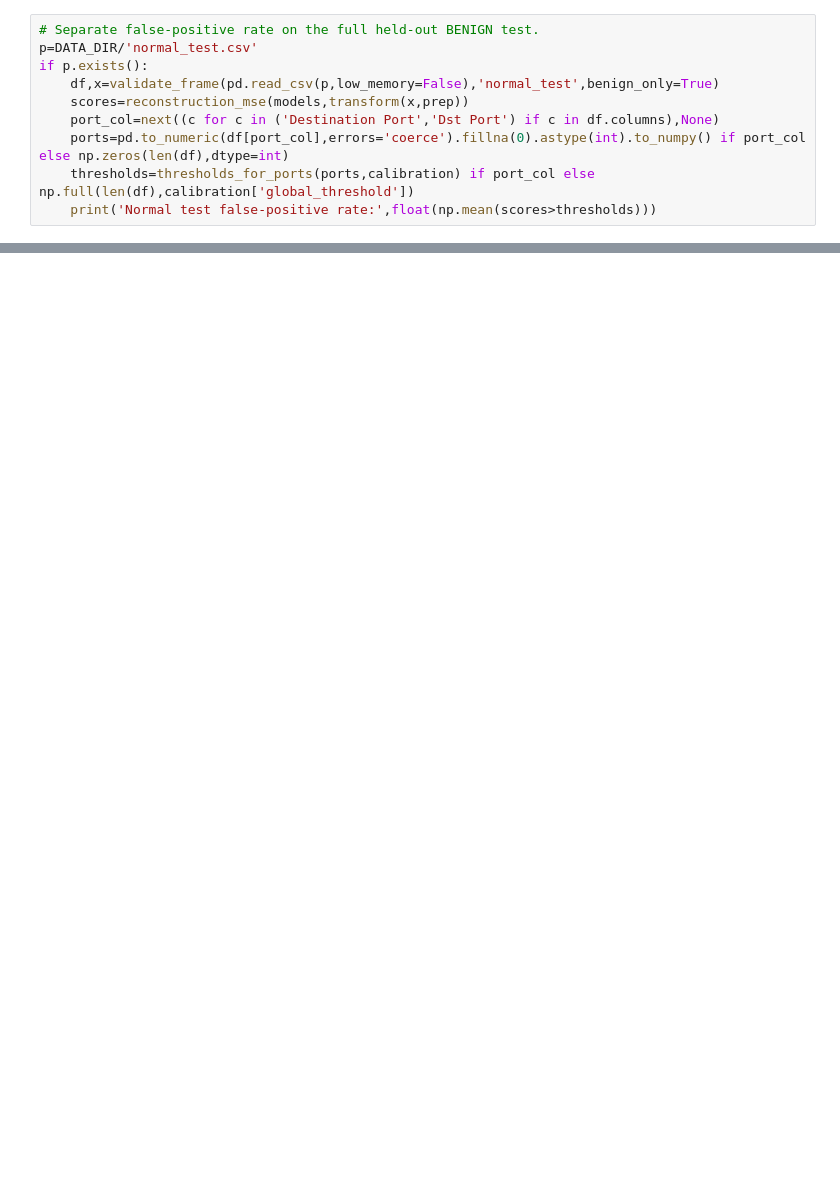
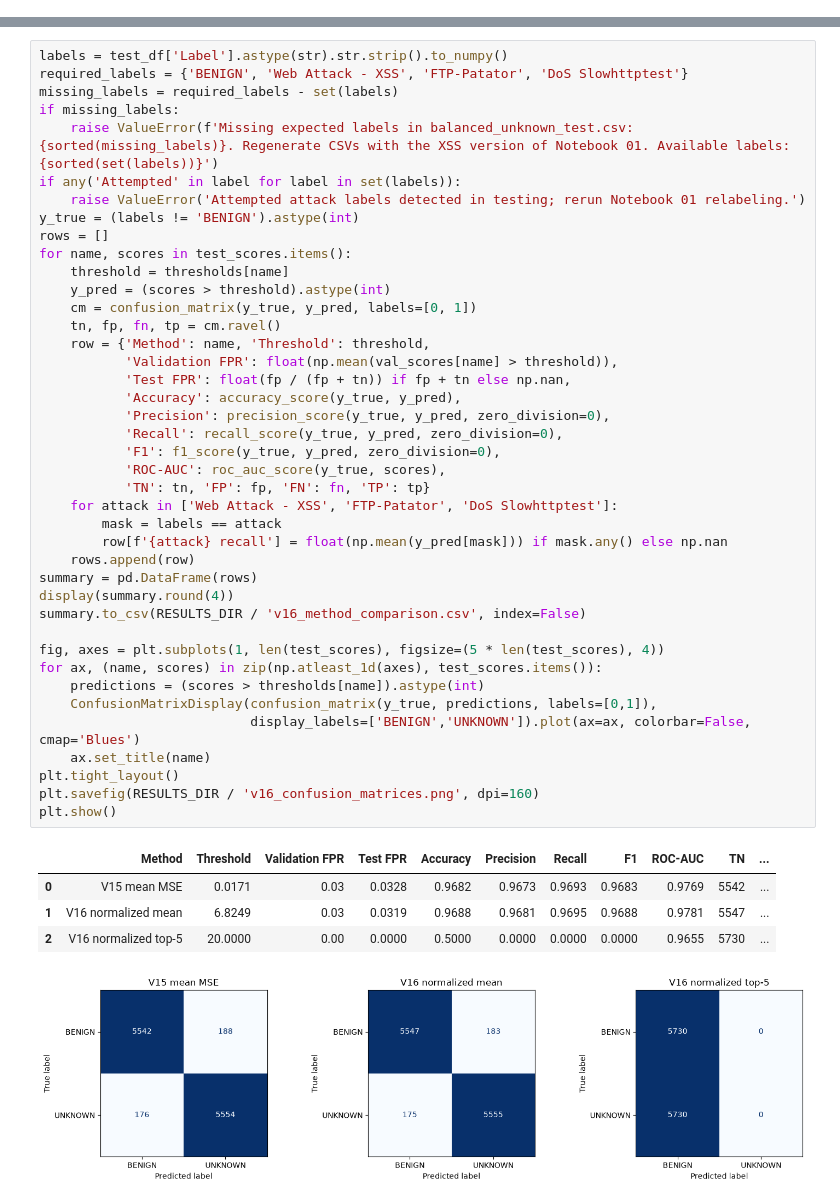
Before and after one commit to harshita-kode/Hybrid-Network-Intrusion-Detection, a Jupyter notebook: notebooks/03_testing_v15.ipynb, the cells around one changed output, grey strips where cells are left out. Cells and saved outputs as stored; diff of their text form; blank space fills up the shorter version.

```diff
--- a/notebooks/03_testing_v15.ipynb
+++ b/notebooks/03_testing_v15.ipynb
@@ -219,10 +40,0 @@ Saved metrics, confusion-matrix PNGs and misclassification CSVs to: C:\Users\saa
-# %%
-# Separate false-positive rate on the full held-out BENIGN test.
-p=DATA_DIR/'normal_test.csv'
-if p.exists():
-    df,x=validate_frame(pd.read_csv(p,low_memory=False),'normal_test',benign_only=True)
-    scores=reconstruction_mse(models,transform(x,prep))
-    port_col=next((c for c in ('Destination Port','Dst Port') if c in df.columns),None)
-    ports=pd.to_numeric(df[port_col],errors='coerce').fillna(0).astype(int).to_numpy() if port_col else np.zeros(len(df),dtype=int)
-    thresholds=thresholds_for_ports(ports,calibration) if port_col else np.full(len(df),calibration['global_threshold'])
-    print('Normal test false-positive rate:',float(np.mean(scores>thresholds)))
@@ -760,0 +115,47 @@ These are exploratory test-set comparisons. Fit any new score weights and thresh
+# %%
+labels = test_df['Label'].astype(str).str.strip().to_numpy()
+required_labels = {'BENIGN', 'Web Attack - XSS', 'FTP-Patator', 'DoS Slowhttptest'}
+missing_labels = required_labels - set(labels)
+if missing_labels:
+    raise ValueError(f'Missing expected labels in balanced_unknown_test.csv: {sorted(missing_labels)}. Regenerate CSVs with the XSS version of Notebook 01. Available labels: {sorted(set(labels))}')
+if any('Attempted' in label for label in set(labels)):
+    raise ValueError('Attempted attack labels detected in testing; rerun Notebook 01 relabeling.')
+y_true = (labels != 'BENIGN').astype(int)
+rows = []
+for name, scores in test_scores.items():
+    threshold = thresholds[name]
+    y_pred = (scores > threshold).astype(int)
+    cm = confusion_matrix(y_true, y_pred, labels=[0, 1])
+    tn, fp, fn, tp = cm.ravel()
+    row = {'Method': name, 'Threshold': threshold,
+           'Validation FPR': float(np.mean(val_scores[name] > threshold)),
+           'Test FPR': float(fp / (fp + tn)) if fp + tn else np.nan,
+           'Accuracy': accuracy_score(y_true, y_pred),
+           'Precision': precision_score(y_true, y_pred, zero_division=0),
+           'Recall': recall_score(y_true, y_pred, zero_division=0),
+           'F1': f1_score(y_true, y_pred, zero_division=0),
+           'ROC-AUC': roc_auc_score(y_true, scores),
+           'TN': tn, 'FP': fp, 'FN': fn, 'TP': tp}
+    for attack in ['Web Attack - XSS', 'FTP-Patator', 'DoS Slowhttptest']:
+        mask = labels == attack
+        row[f'{attack} recall'] = float(np.mean(y_pred[mask])) if mask.any() else np.nan
+    rows.append(row)
+summary = pd.DataFrame(rows)
+display(summary.round(4))
+summary.to_csv(RESULTS_DIR / 'v16_method_comparison.csv', index=False)
+
+fig, axes = plt.subplots(1, len(test_scores), figsize=(5 * len(test_scores), 4))
+for ax, (name, scores) in zip(np.atleast_1d(axes), test_scores.items()):
+    predictions = (scores > thresholds[name]).astype(int)
+    ConfusionMatrixDisplay(confusion_matrix(y_true, predictions, labels=[0,1]),
+                           display_labels=['BENIGN','UNKNOWN']).plot(ax=ax, colorbar=False, cmap='Blues')
+    ax.set_title(name)
+plt.tight_layout()
+plt.savefig(RESULTS_DIR / 'v16_confusion_matrices.png', dpi=160)
+plt.show()
+# %% [output]
+|  | Method | Threshold | Validation FPR | Test FPR | Accuracy | Precision | Recall | F1 | ROC-AUC | TN | ... |
+| 0 | V15 mean MSE | 0.0171 | 0.03 | 0.0328 | 0.9682 | 0.9673 | 0.9693 | 0.9683 | 0.9769 | 5542 | ... |
+| 1 | V16 normalized mean | 6.8249 | 0.03 | 0.0319 | 0.9688 | 0.9681 | 0.9695 | 0.9688 | 0.9781 | 5547 | ... |
+| 2 | V16 normalized top-5 | 20.0000 | 0.00 | 0.0000 | 0.5000 | 0.0000 | 0.0000 | 0.0000 | 0.9655 | 5730 | ... |
+[figure, added]
```
Also changed, not shown: parts of 17 cells of this notebook.
